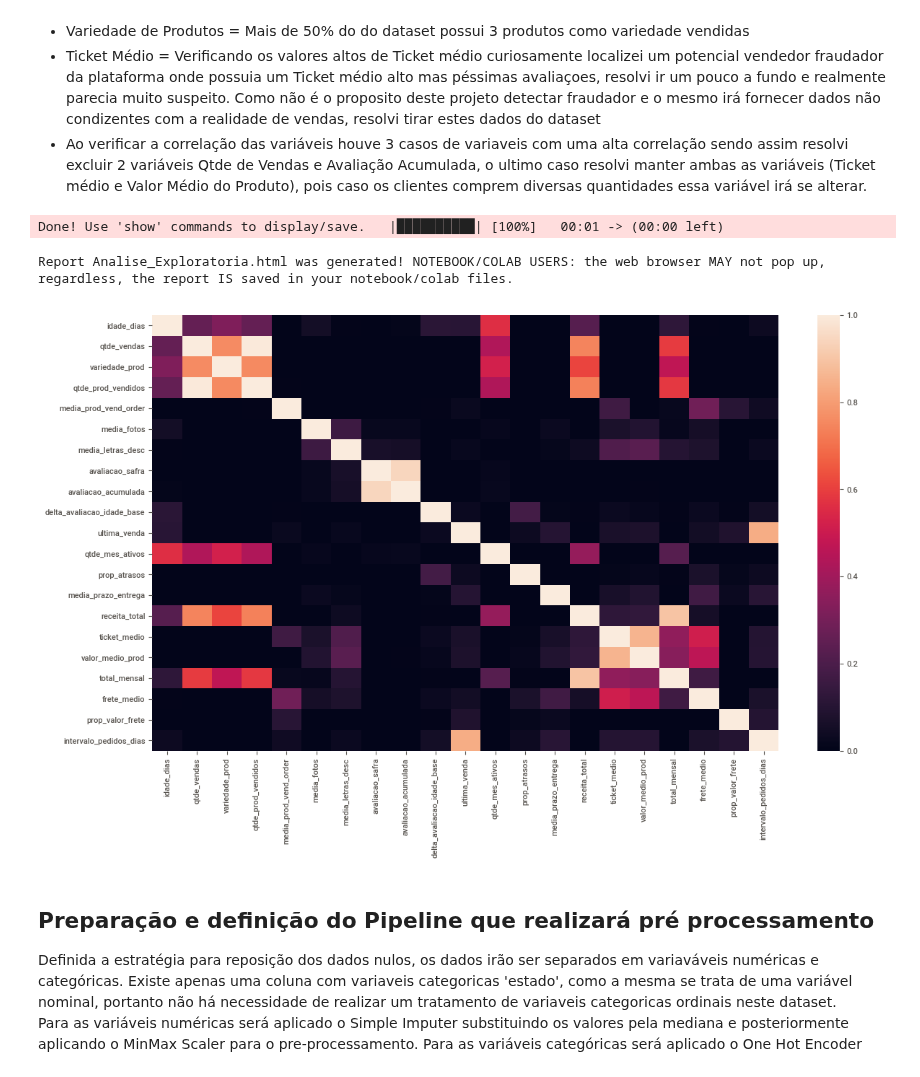
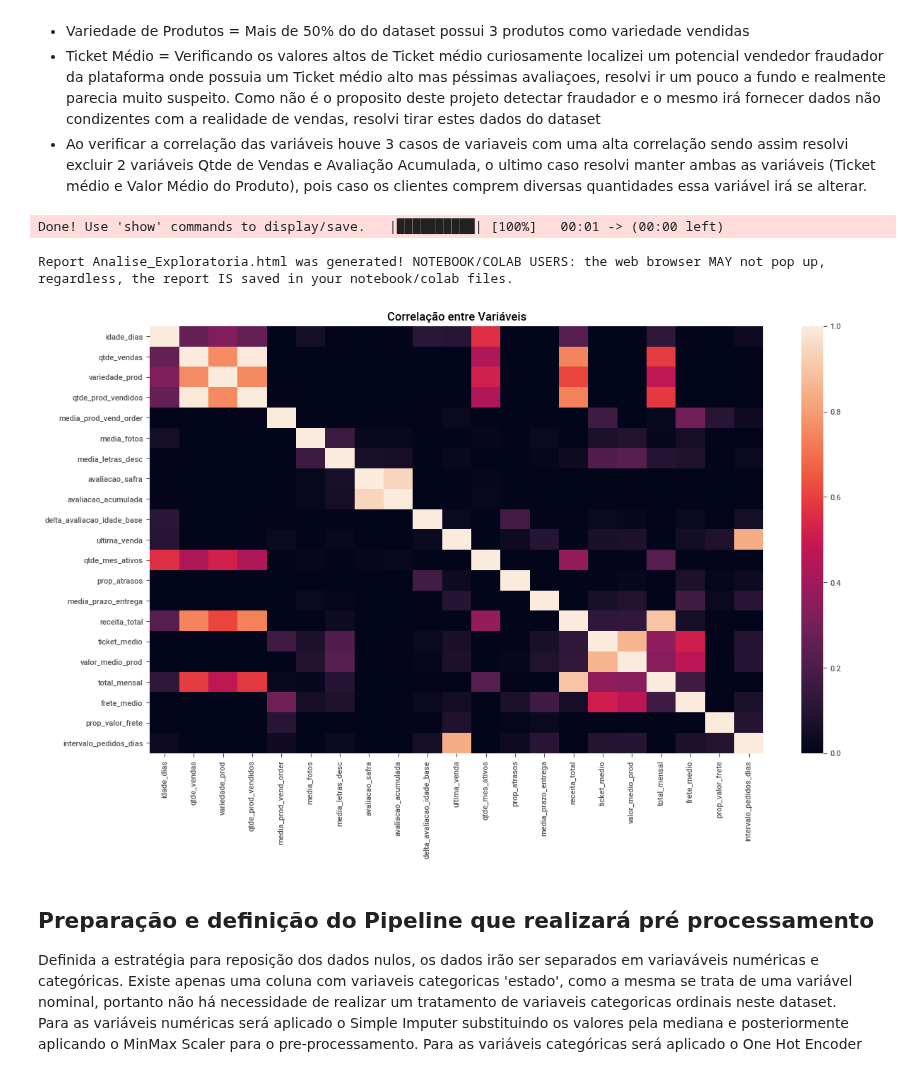
Before and after one commit to thifujikawa/clientes_olist, a Jupyter notebook: Modelling/modelling.ipynb, the cells around one changed output. Saved outputs shown, nothing was run; the diff lists cells and outputs as text; code cells hidden in the pictures.

```diff
--- a/Modelling/modelling.ipynb
+++ b/Modelling/modelling.ipynb
@@ -128,20 +152,21 @@ Para a análise dos dados estou utilizando o Sweet Viz como ferramenta e para ve
 # %%
 #Carregando o relatório através do SweetViz
 #Em 2 colunas foram encontrados 2% do dataset com valores nulos Média de fotos e Média letras descrição.
 # Distribuição destes dados se mostra Assimétrica Positiva e estarei substituindo estes valores pela mediana posteriormente.
 report = sv.analyze(df)
 report.show_html(filepath='Analise_Exploratoria.html')
 
 
 
 # Sei que o SweetViz fornece tambem uma visualização correlação porém prefiro a do Seaborn
 plt.figure(figsize = (14, 8))
 correlation = df[features].corr(method = 'pearson')
+plt.title("Correlação entre Variáveis")
 ax = sns.heatmap(correlation, vmin=0, vmax=1)
 # %% [output]
 Done! Use 'show' commands to display/save.   |██████████| [100%]   00:01 -> (00:00 left)
 Report Analise_Exploratoria.html was generated! NOTEBOOK/COLAB USERS: the web browser MAY not pop up, regardless, the report IS saved in your notebook/colab files.
-[figure, old version]
+[figure, new version]
 # %%
 # Retirando da base o Vendedor com grandes chances de ser um fraudador
 sellers_fraude = df.query('ticket_medio>1500 and avaliacao_safra < 2')['seller_id'].unique().tolist() #Localizando o Vendedor que pode ser um fraudador
```
Also changed, not shown: parts of 17 cells of this notebook, 5 other files.
